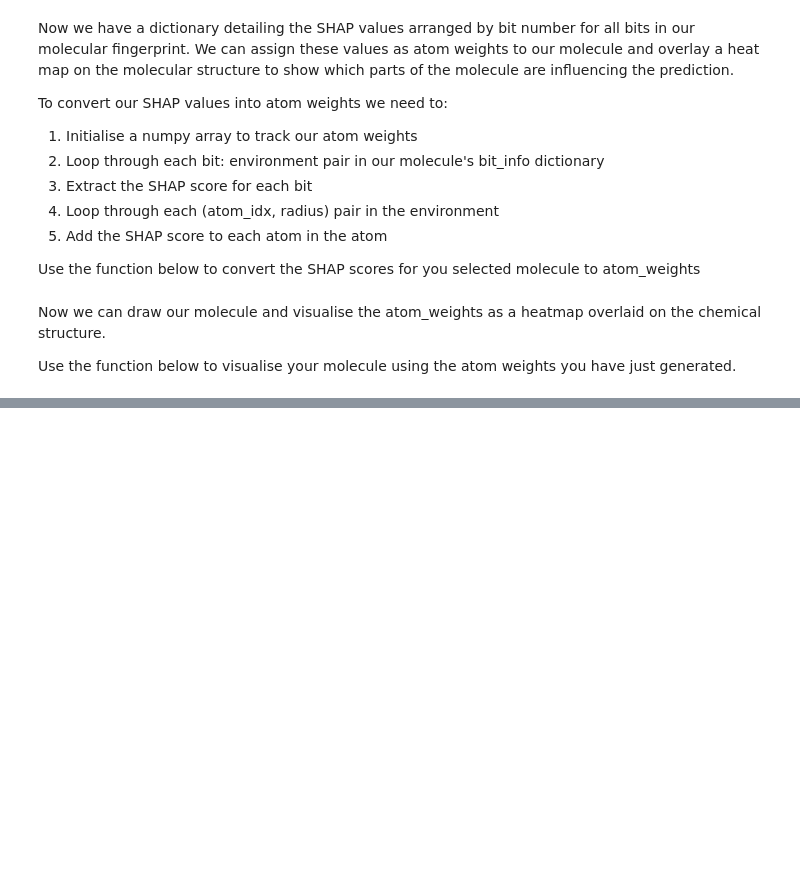
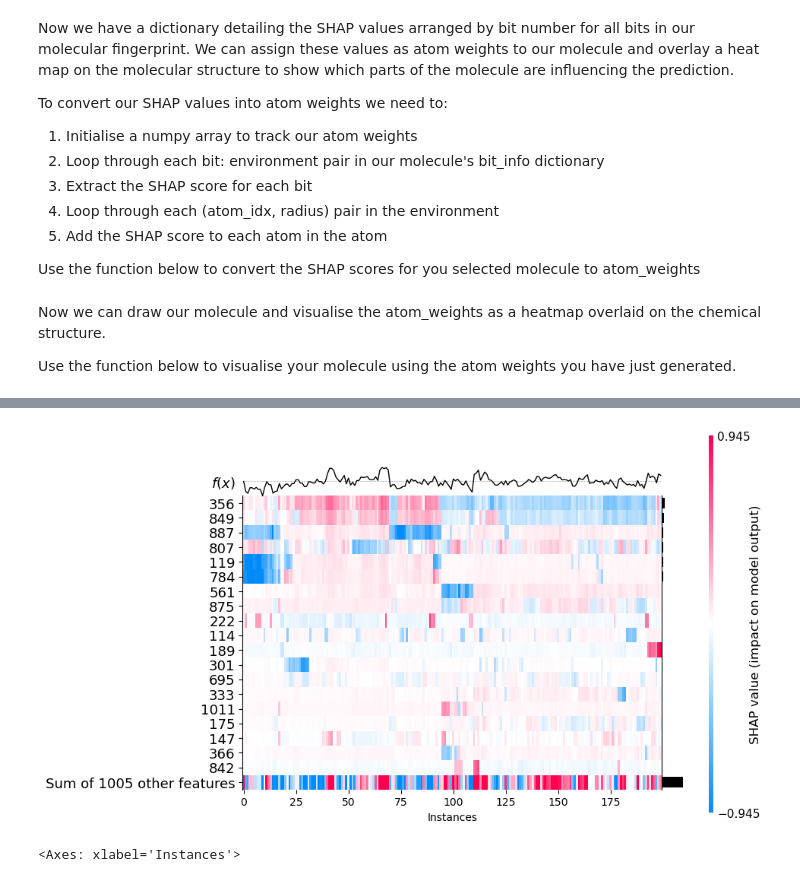
Before and after one commit to JoeHeeley2/AI-for-drug-discovery-labs, a Jupyter notebook: Interpretable Machine Learning/interpretable-machine-learning.ipynb, the cells around one changed output, grey strips where cells are left out. Drawn from its saved outputs; the diff is of its cells as text; code cells hidden in the pictures; blank space fills up the shorter version.

```diff
--- a/Interpretable Machine Learning/interpretable-machine-learning.ipynb
+++ b/Interpretable Machine Learning/interpretable-machine-learning.ipynb
@@ -308,0 +421,8 @@ def reaction_smiles_to_heat_map(smiles, fingerprint, shap_values):
+# %%
+feature_names = [f"{i}" for i in range(fps.shape[1])]
+train_shap.feature_names = feature_names
+
+shap.plots.heatmap(train_shap, max_display=20)
+# %% [output]
+[figure, added]
+<Axes: xlabel='Instances'>
```
Also changed, not shown: parts of 15 cells of this notebook.
